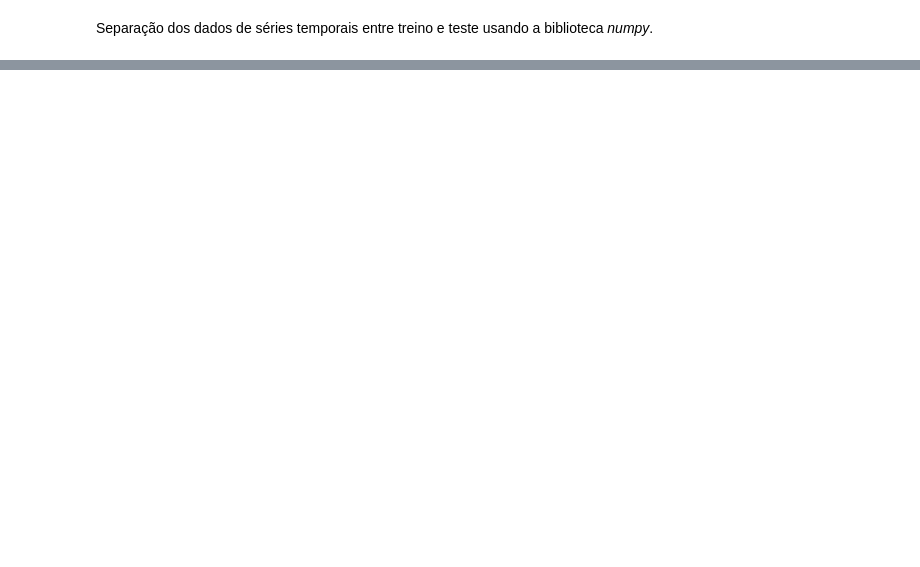
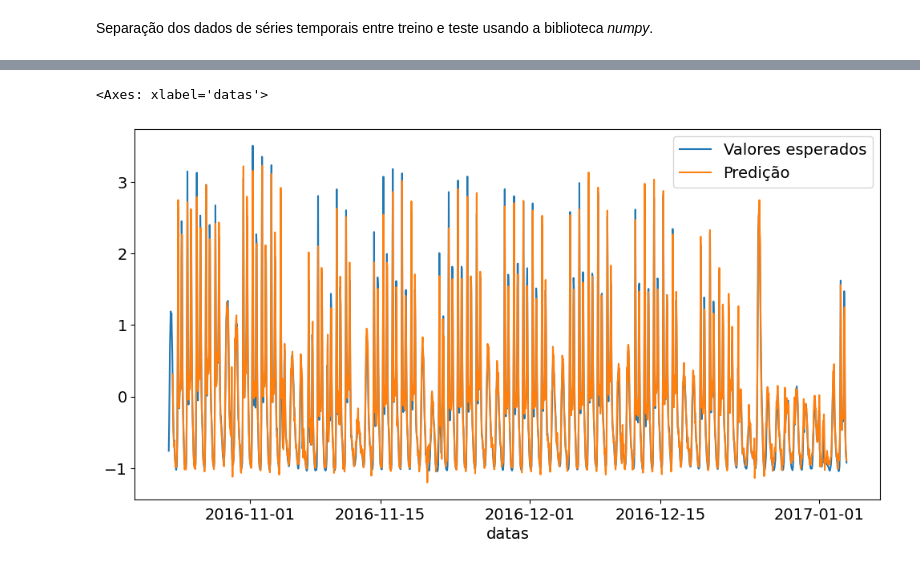
Before and after one commit to DiogoBotton/Deep_Learning_Learn, a Jupyter notebook: Regressão_Com_Keras/02_redes_recorrentes.ipynb, the cells around one changed output, grey strips where cells are left out. Drawn from its saved outputs; the diff is of its cells as text; code cells hidden in the pictures; blank space fills up the shorter version.

```diff
--- a/Regressão_Com_Keras/02_redes_recorrentes.ipynb
+++ b/Regressão_Com_Keras/02_redes_recorrentes.ipynb
@@ -152,0 +216,2 @@ Uma representação da recorrência da série em **receber a parte anterior de f
+# %%
+model_recurrent.add(keras.layers.Dense(units=1))
@@ -152,0 +235,4 @@ Uma representação da recorrência da série em **receber a parte anterior de f
+# %%
+model_recurrent.compile(loss=keras.losses.MeanSquaredError(),
+                        optimizer=keras.optimizers.RMSprop(learning_rate=0.001),
+                        metrics=[keras.metrics.R2Score(), keras.metrics.MeanSquaredError()])
@@ -152,0 +253,10 @@ Uma representação da recorrência da série em **receber a parte anterior de f
+# %%
+callbacks = [#keras.callbacks.EarlyStopping(monitor='val_loss'),
+             keras.callbacks.ModelCheckpoint(monitor='val_loss',
+                                             filepath='best_model_recurrent_LSTM.keras',
+                                             save_best_only=True)]
+
+history = model_recurrent.fit(X_train_time_series, y_train_time_series,
+                    validation_data=(X_test_time_series, y_test_time_series),
+                    callbacks=callbacks,
+                    epochs=10)
@@ -152,0 +314,2 @@ Uma representação da recorrência da série em **receber a parte anterior de f
+# %%
+y_test_predicts = model_recurrent.predict(X_test_time_series)
@@ -152,0 +333,7 @@ Uma representação da recorrência da série em **receber a parte anterior de f
+# %%
+# Exibindo dados reais x dados previstos (inferidos, predição)
+sns.lineplot(x='datas', y=y_test[:,0], data=df[len(y_train):len(df)], label='Valores esperados')
+sns.lineplot(x='datas', y=y_test_predicts[:,0], data=df[len(y_train) + n_length:len(df)], label='Predição')
+# %% [output]
+<Axes: xlabel='datas'>
+[figure, added]
```
Also changed, not shown: parts of 44 cells of this notebook, 4 other files.
